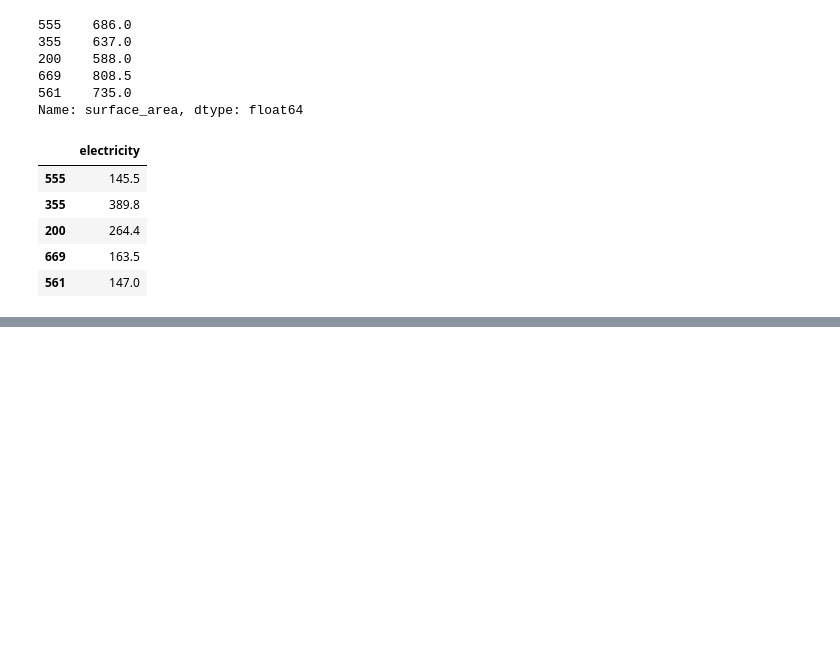
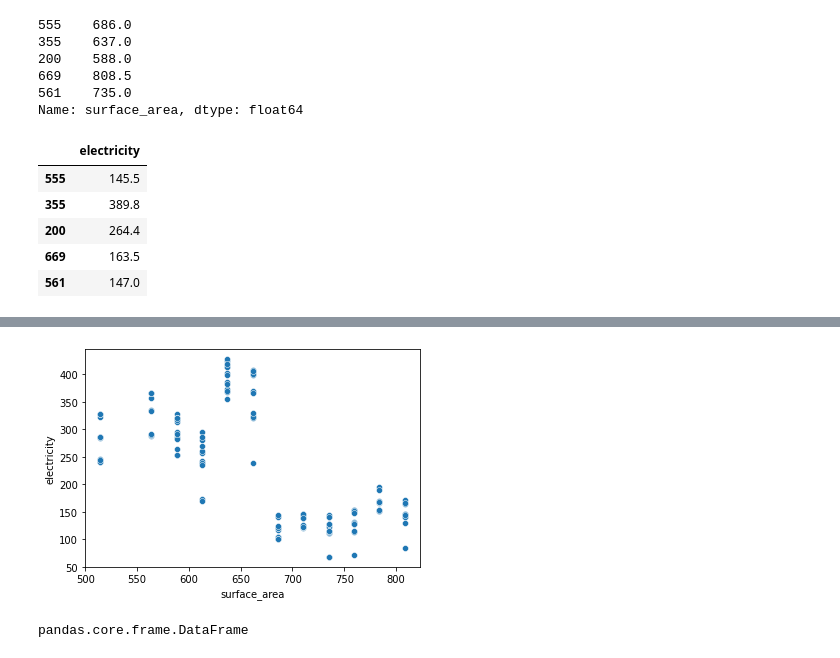
Before and after one commit to Seungeun-Song/Study-for-K-Digital-AI-developer, a Jupyter notebook: Practice/21_02_27_ModelValidation.ipynb, the cells around one changed output, grey strips where cells are left out. Cells and saved outputs as stored; diff of their text form; code cells hidden in the pictures; blank space fills up the shorter version.

```diff
--- a/Practice/21_02_27_ModelValidation.ipynb
+++ b/Practice/21_02_27_ModelValidation.ipynb
@@ -534,0 +521,9 @@ y_train.head()
+# %%
+sns.scatterplot( x= TE_Elec['surface_area'],y= TE_Elec['electricity'])
+plt.show()
+# %% [output]
+[figure, added]
+# %%
+type(X_train)
+# %% [output]
+pandas.core.frame.DataFrame
```
Also changed, not shown: parts of 58 cells of this notebook.
